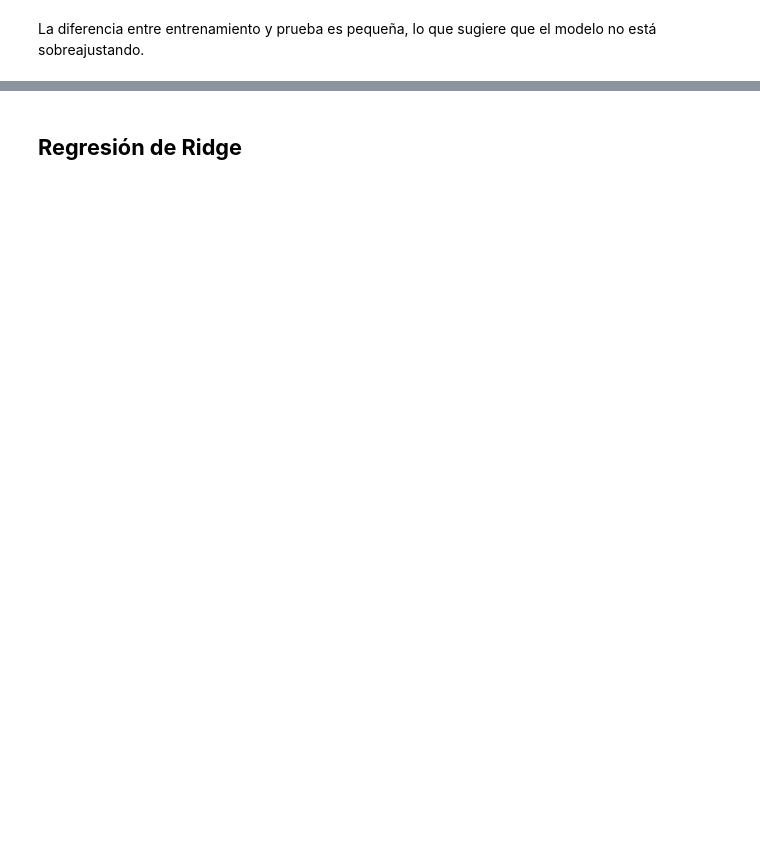
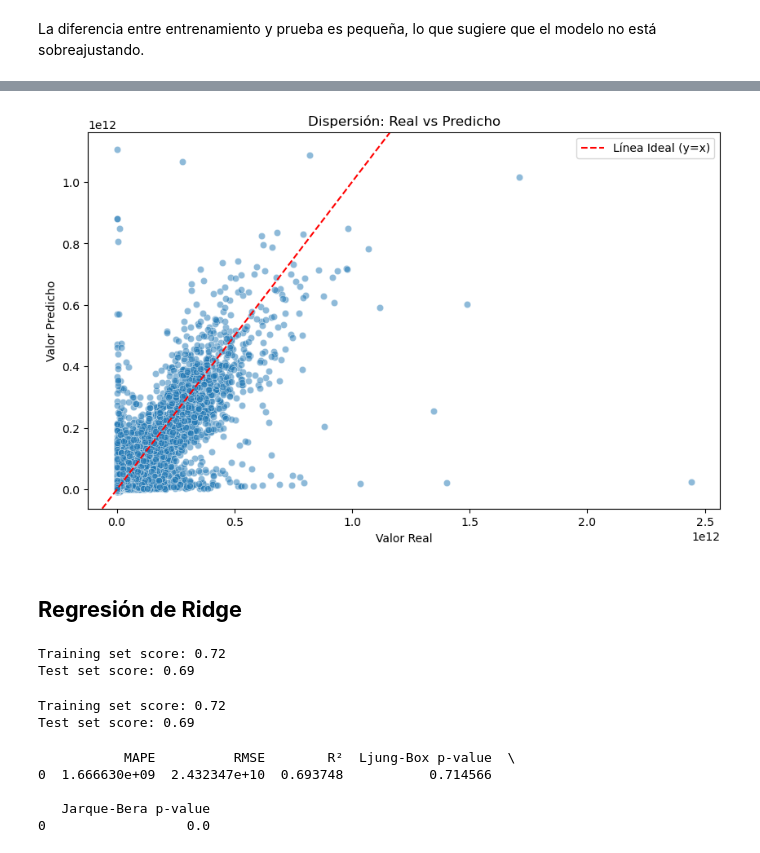
Before and after one commit to TawnyVTC/EDA, a Jupyter notebook: models.ipynb, the cells around one changed output, grey strips where cells are left out. Saved outputs shown, nothing was run; the diff lists cells and outputs as text; code cells hidden in the pictures; blank space fills up the shorter version.

```diff
--- a/models.ipynb
+++ b/models.ipynb
@@ -56,16 +57,14 @@ RENTABILIDAD_ANUAL                                   206066
 dtype: int64
 # %%
 # Definir variables predictoras y respuesta
-X = df[["APORTES_RECIBIDOS", "RENDIMIENTOS_ABONADOS", "PRECIERRE_FONDO_DIA_T", "ANULACIONES", "TIPO_ENTIDAD"]]
+X = df[["APORTES_RECIBIDOS", "TIPO_PARTICIPACION", "PRECIERRE_FONDO_DIA_T",  "NUMERO_INVERSIONISTAS"]]
 y = df["RETIROS_REDENCIONES"]
 
-# Crear un filtro para eliminar valores negativos en y y X
-mask = (y >= 0) & (X >= 0).all(axis=1)
-
-# Aplicar el filtro
-X_clean = X[mask]
-y_clean = y[mask]
 
 
 # Dividir en conjunto de entrenamiento y prueba
 X_train, X_test, y_train, y_test = train_test_split(X, y, test_size=0.2, random_state=42)
+
+scaler = StandardScaler()
+X_train = scaler.fit_transform(X_train)
+X_test = scaler.fit_transform(X_test)
@@ -86,0 +101,21 @@ models_dict = {
+# %%
+def scatter_real_vs_pred(y_test, y_test_pred):
+    """
+    Crea un gráfico de dispersión comparando los valores reales vs los predichos.
+
+    Parámetros:
+    - y_test: array-like, valores reales.
+    - y_test_pred: array-like, valores predichos.
+    """
+    plt.figure(figsize=(10, 6))
+    sns.scatterplot(x=y_test, y=y_test_pred, alpha=0.5)
+
+    # Agregar línea de referencia y etiquetas
+    plt.axline((0, 0), slope=1, color="red", linestyle="--", label="Línea Ideal (y=x)")
+    plt.xlabel("Valor Real")
+    plt.ylabel("Valor Predicho")
+    plt.title("Dispersión: Real vs Predicho")
+    plt.legend()
+
+    # Mostrar gráfico
+    plt.show()
@@ -171,2 +184,31 @@ plt.show()
+# %%
+scatter_real_vs_pred(y_test, y_test_pred)
+# %% [output]
+[figure, added]
 # %% [markdown]
 ## **Regresión de Ridge**
+# %%
+ridge = Ridge().fit(X_train, y_train)
+print("Training set score: {:.2f}".format(ridge.score(X_train, y_train)))
+print("Test set score: {:.2f}".format(ridge.score(X_test, y_test)))
+# %% [output]
+Training set score: 0.72
+Test set score: 0.69
+# %%
+ridgeo = Ridge(solver='saga').fit(X_train, y_train)
+print("Training set score: {:.2f}".format(ridgeo.score(X_train, y_train)))
+print("Test set score: {:.2f}".format(ridgeo.score(X_test, y_test)))
+# %% [output]
+Training set score: 0.72
+Test set score: 0.69
+# %%
+y_test_pred = ridge.predict(X_test)
+
+resultados, residuos, ljung_box_p_value = calcular_metricas(y_test, y_test_pred)
+print(resultados)
+# %% [output]
+           MAPE          RMSE        R²  Ljung-Box p-value  \
+0  1.666630e+09  2.432347e+10  0.693748           0.714566
+
+   Jarque-Bera p-value
+0                  0.0
```
Also changed, not shown: parts of 43 cells of this notebook, 1 other file.
